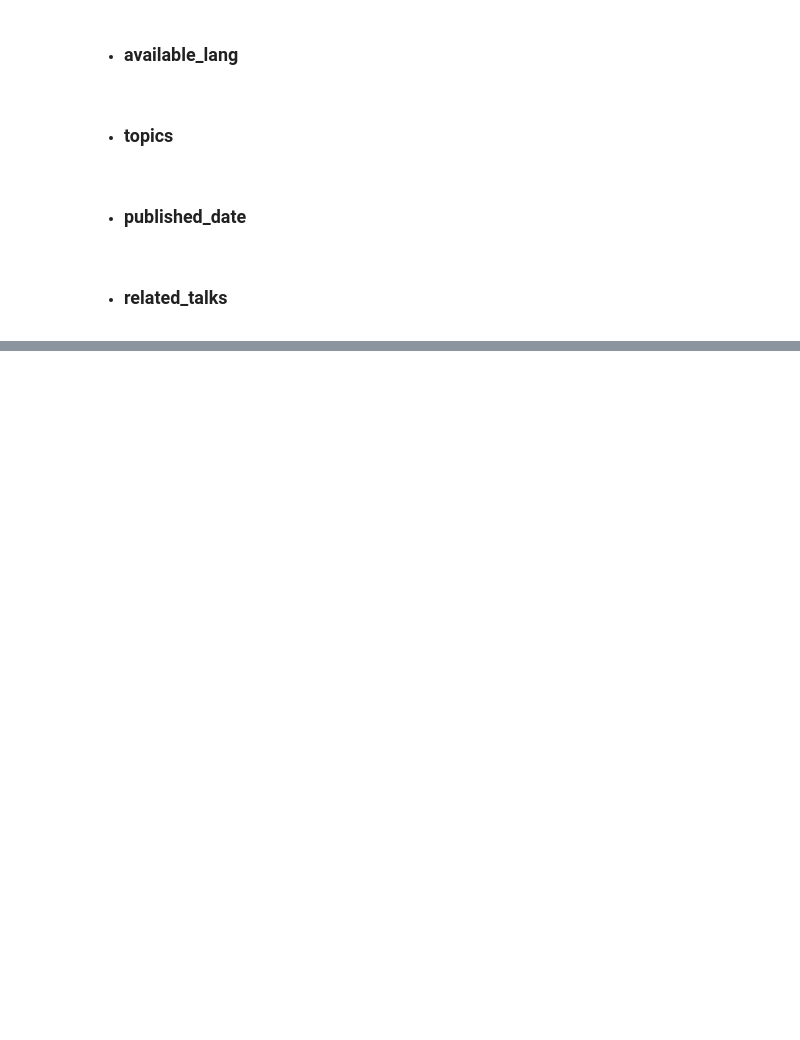
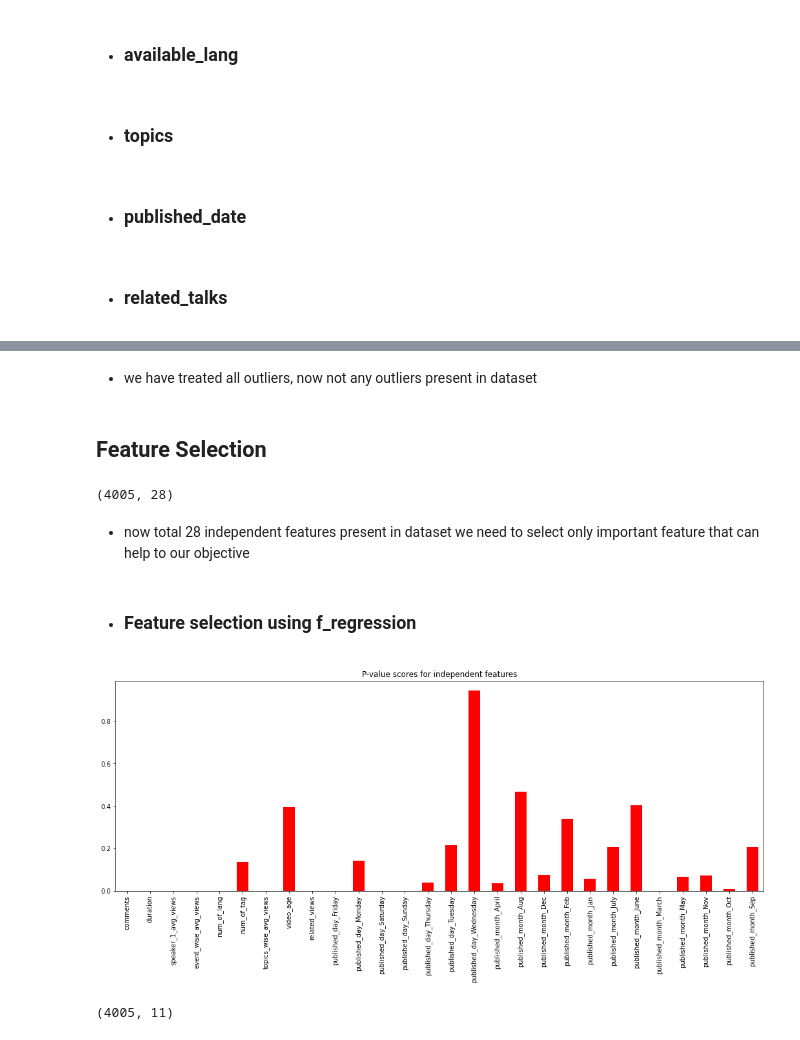
Before and after one commit to Rajesh1505/Ted_Talk_Views_Prediction-Capstone_Project_2, a Jupyter notebook: Ted_Talk_Views_Prediction_Rajesh_Kumar_Patel.ipynb, the cells around one changed output, grey strips where cells are left out. Saved outputs shown, nothing was run; the diff lists cells and outputs as text; code cells hidden in the pictures; blank space fills up the shorter version.

```diff
--- a/Ted_Talk_Views_Prediction_Rajesh_Kumar_Patel.ipynb
+++ b/Ted_Talk_Views_Prediction_Rajesh_Kumar_Patel.ipynb
@@ -641,0 +748,12 @@ ted_talk_data = ted_talk_data.drop('related_talks', axis=1)
+# %%
+#outliers with extreme values
+l = ['views','comments','duration','speaker_1_avg_views','event_wise_avg_views','num_of_lang','num_of_tag',
+     'topics_wise_avg_views','related_views']
+
+for i in l:
+  Q1 = ted_talk_data[i].quantile(0.25)
+  Q3 = ted_talk_data[i].quantile(0.75)
+  IQR = Q3 - Q1
+
+  ted_talk_data[i]=np.where(ted_talk_data[i]<(Q1 - 1.5 * IQR),(Q1 - 1.5 * IQR),
+                            np.where(ted_talk_data[i]>(Q3 + 1.5 * IQR),(Q3 + 1.5 * IQR),ted_talk_data[i]))
@@ -641,0 +783,29 @@ ted_talk_data = ted_talk_data.drop('related_talks', axis=1)
+# %% [markdown]
+* we have treated all outliers, now not any outliers present in dataset
+# %% [markdown]
+## **Feature Selection**
+# %%
+#assign X in independent variables and y in dependent variable (views)
+X = ted_talk_data.drop('views', axis=1)
+y = ted_talk_data['views']
+# %%
+#one hot encoding on independent features
+X = pd.get_dummies(X)
+X.shape
+# %% [output]
+(4005, 28)
+# %% [markdown]
+* now total 28 independent features present in dataset we need to select only important feature that can help to our objective
+# %% [markdown]
+* ### **Feature selection using f_regression**
+# %%
+#f scores of all independent features
+f_scores = f_regression(X, y)
+# %%
+#visualize P-value scores of all independent features
+p_values= pd.Series(f_scores[1],index= X.columns)
+p_values.plot(kind='bar',color='red',figsize=(18,6))
+plt.title('P-value scores for independent features')
+plt.show()
+# %% [output]
+[figure, added]
@@ -641,0 +816,4 @@ ted_talk_data = ted_talk_data.drop('related_talks', axis=1)
+# %%
+X.shape
+# %% [output]
+(4005, 11)
```
Also changed, not shown: parts of 20 cells of this notebook.
